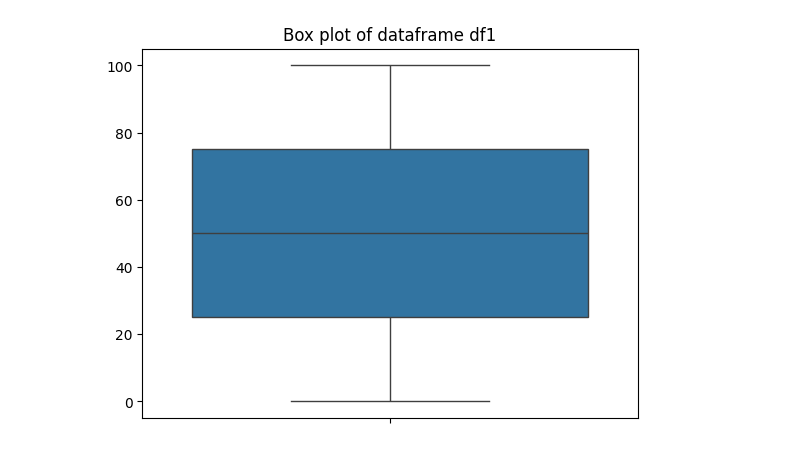
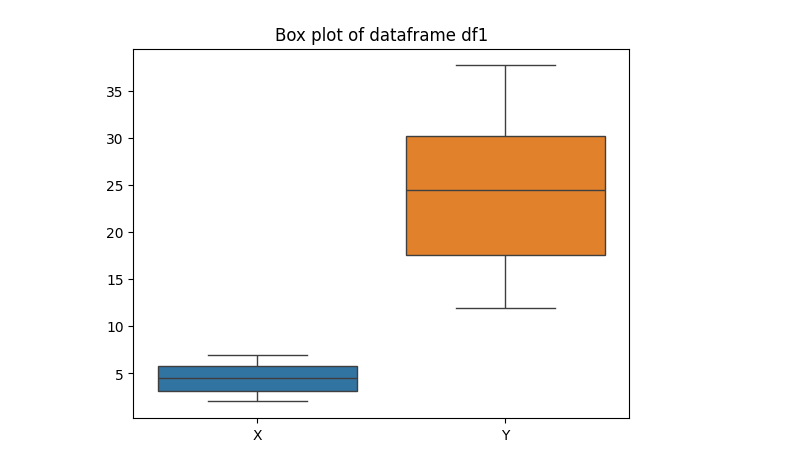
Before and after one commit to bunny-ml/ML_scratch, a Jupyter notebook: linear_regression.ipynb, the cells around one changed output. Saved outputs shown, nothing was run; the diff lists cells and outputs as text; code cells hidden in the pictures.

```diff
--- a/linear_regression.ipynb
+++ b/linear_regression.ipynb
@@ -11,8 +10,16 @@ X = np.linspace(0 , 100 , 60)
+# %%
+X = np.random.uniform(high= 7, low=2 , size=100)
+c = 2 # intercept
+# %%
+# add noise into the data
+noise = np.random.normal(0 , 1, 100) # mean , std , number of eg
 # %%
-Y = 5 * X + 20
+Y = 5 * X + c + noise
+# %%
+df = pd.DataFrame({'X': X , 'Y': Y})
 # %%
 plt.title("Box plot of dataframe df1")
-sns.boxplot(X)
+sns.boxplot(df)
 plt.show()
 # %% [output]
-[figure, old version]
+[figure, new version]
```
Also changed, not shown: parts of 17 cells of this notebook.
